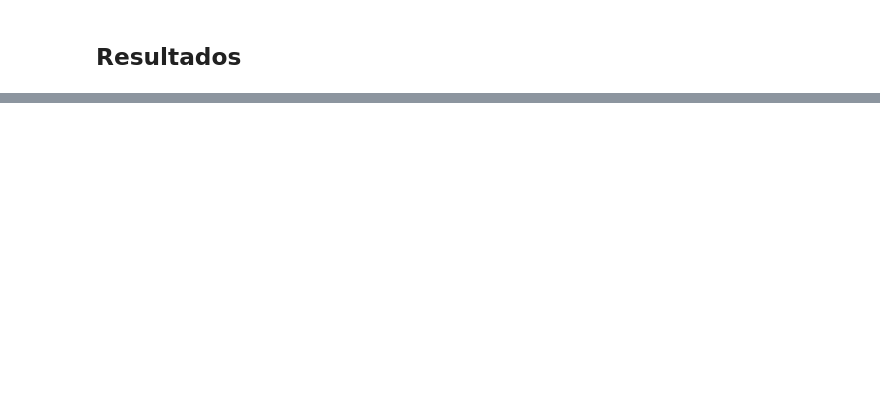
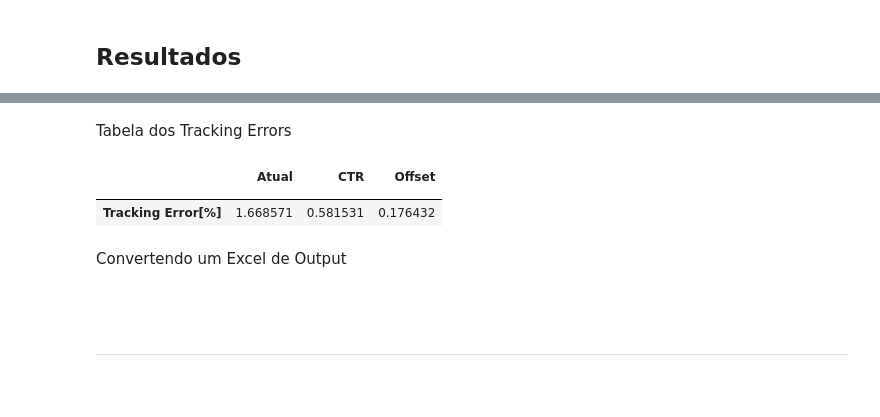
Before and after one commit to GabrielYamashita/PFE, a Jupyter notebook: Entrega Final.ipynb, the cells around one changed output, grey strips where cells are left out. Saved outputs shown, nothing was run; the diff lists cells and outputs as text; code cells hidden in the pictures; blank space fills up the shorter version.

```diff
--- a/Entrega Final.ipynb
+++ b/Entrega Final.ipynb
@@ -834,0 +795,20 @@ print(df)
+# %% [markdown]
+Tabela dos Tracking Errors
+# %%
+data = {
+    '': ['Tracking Error[%]'],
+    'Atual': [te*100],
+    'CTR': [teOptimalCTR*100],
+    'Offset': [teOptimalOffset*100]
+}
+
+dfTableTE = pd.DataFrame(data)
+dfTableTE.set_index('', inplace=True)
+
+dfTableTE
+# %% [output]
+|  | Atual | CTR | Offset |
+|  |  |  |  |
+| Tracking Error[%] | 1.668571 | 0.581531 | 0.176432 |
+# %% [markdown]
+Convertendo um Excel de Output
@@ -834,0 +845,6 @@ print(df)
+# %% [markdown]
+<br>
+# %% [markdown]
+---
+# %% [markdown]
+<br>
```
Also changed, not shown: parts of 6 cells of this notebook, 1 other file.
